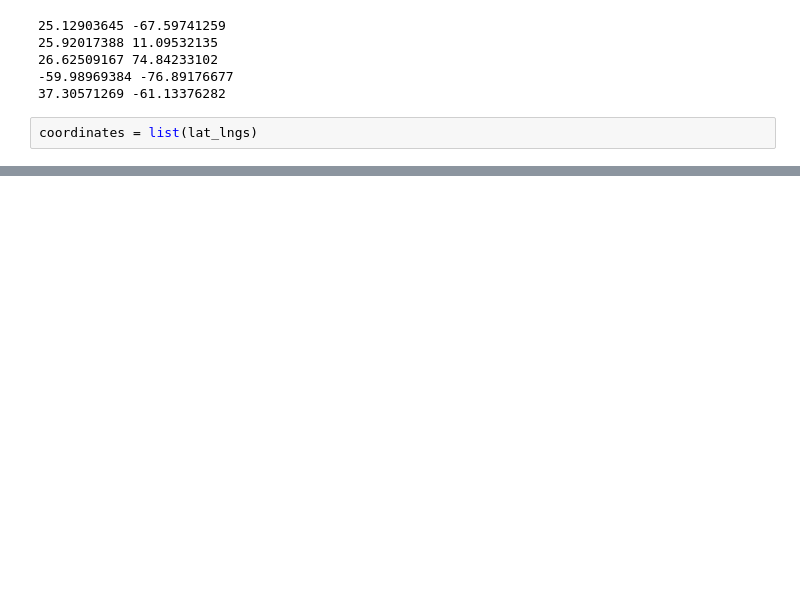
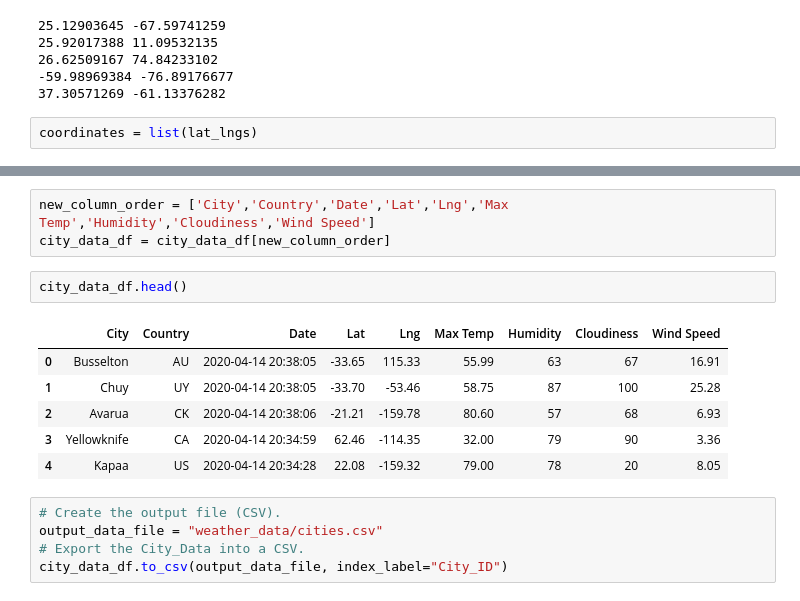
Before and after one commit to frankstercw/World_Weather_Analysis, a Jupyter notebook: WeatherPy.ipynb, the cells around one changed output, grey strips where cells are left out. Cells and saved outputs as stored; diff of their text form; blank space fills up the shorter version.

```diff
--- a/WeatherPy.ipynb
+++ b/WeatherPy.ipynb
@@ -41,0 +159,17 @@ len(cities)
+# %%
+new_column_order = ['City','Country','Date','Lat','Lng','Max Temp','Humidity','Cloudiness','Wind Speed']
+city_data_df = city_data_df[new_column_order]
+# %%
+city_data_df.head()
+# %% [output]
+|  | City | Country | Date | Lat | Lng | Max Temp | Humidity | Cloudiness | Wind Speed |
+| 0 | Busselton | AU | 2020-04-14 20:38:05 | -33.65 | 115.33 | 55.99 | 63 | 67 | 16.91 |
+| 1 | Chuy | UY | 2020-04-14 20:38:05 | -33.70 | -53.46 | 58.75 | 87 | 100 | 25.28 |
+| 2 | Avarua | CK | 2020-04-14 20:38:06 | -21.21 | -159.78 | 80.60 | 57 | 68 | 6.93 |
+| 3 | Yellowknife | CA | 2020-04-14 20:34:59 | 62.46 | -114.35 | 32.00 | 79 | 90 | 3.36 |
+| 4 | Kapaa | US | 2020-04-14 20:34:28 | 22.08 | -159.32 | 79.00 | 78 | 20 | 8.05 |
+# %%
+# Create the output file (CSV).
+output_data_file = "weather_data/cities.csv"
+# Export the City_Data into a CSV.
+city_data_df.to_csv(output_data_file, index_label="City_ID")
```
Also changed, not shown: parts of 8 cells of this notebook, 3 other files.
